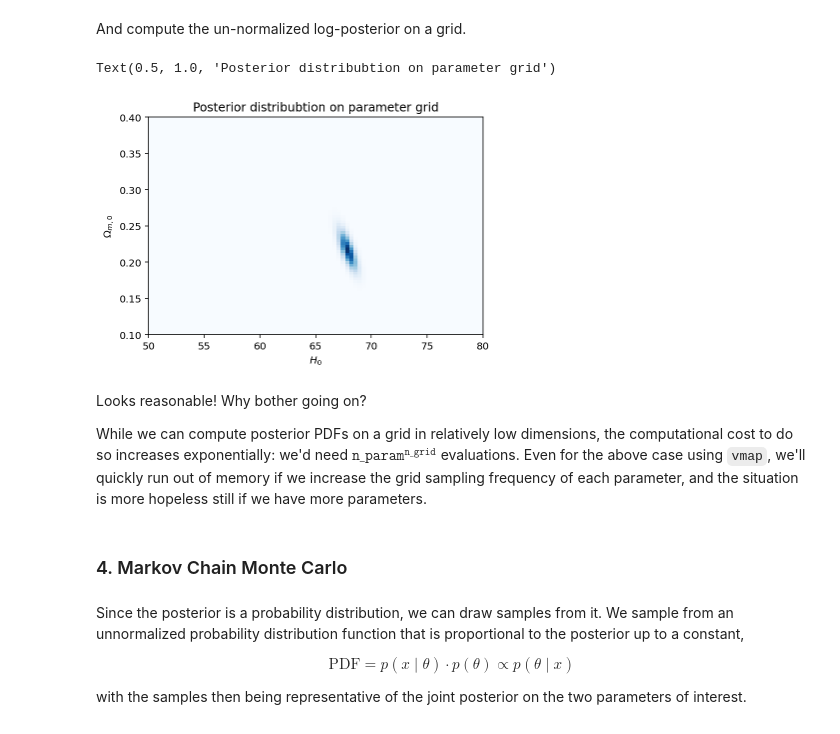
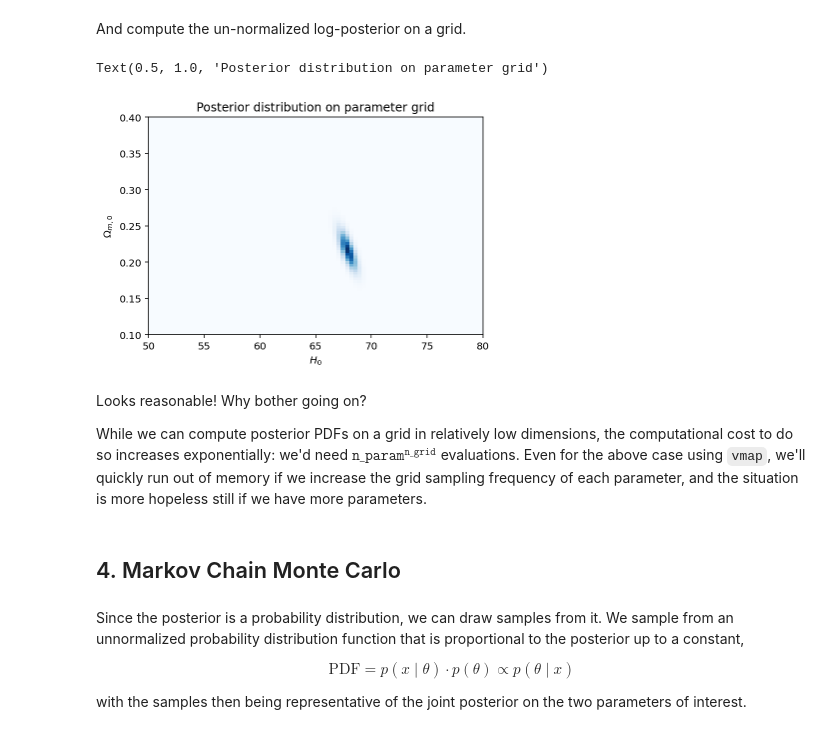
Before and after one commit to smsharma/deep-prob-prog-tutorials, a Jupyter notebook: 01_mcmc_and_vi.ipynb, the cells around one changed output. Cells and saved outputs as stored; diff of their text form; code cells hidden in the pictures.

```diff
--- a/01_mcmc_and_vi.ipynb
+++ b/01_mcmc_and_vi.ipynb
@@ -312,18 +340,18 @@ post_grid = jnp.exp(log_post_grid.reshape(n_xy,  n_xy)) / jnp.sum(jnp.exp(log_po
 # %%
 plt.imshow(post_grid, extent=(50., 80., 0.1, 0.4), origin='lower', aspect='auto', cmap='Blues')
 
 plt.xlabel(r"$H_{0}$")
 plt.ylabel(r"$\Omega_{m,0}$")
-plt.title("Posterior distribubtion on parameter grid")
+plt.title("Posterior distribution on parameter grid")
 # %% [output]
-Text(0.5, 1.0, 'Posterior distribubtion on parameter grid')
+Text(0.5, 1.0, 'Posterior distribution on parameter grid')
-[figure, old version]
+[figure, new version]
 # %% [markdown]
 Looks reasonable! Why bother going on?
 
 While we can compute posterior PDFs on a grid in relatively low dimensions, the computational cost to do so increases exponentially: we'd need $\texttt{n_param}^\texttt{n_grid}$ evaluations. Even for the above case using `vmap`, we'll quickly run out of memory if we increase the grid sampling frequency of each parameter, and the situation is more hopeless still if we have more parameters.
 # %% [markdown]
-### 4. Markov Chain Monte Carlo
+## 4.&nbsp;Markov Chain Monte Carlo
 # %% [markdown]
 Since the posterior is a probability distribution, we can draw samples from it. We sample from an unnormalized probability distribution function that is proportional to the posterior up to a constant,
 
```
Also changed, not shown: parts of 28 cells of this notebook.
